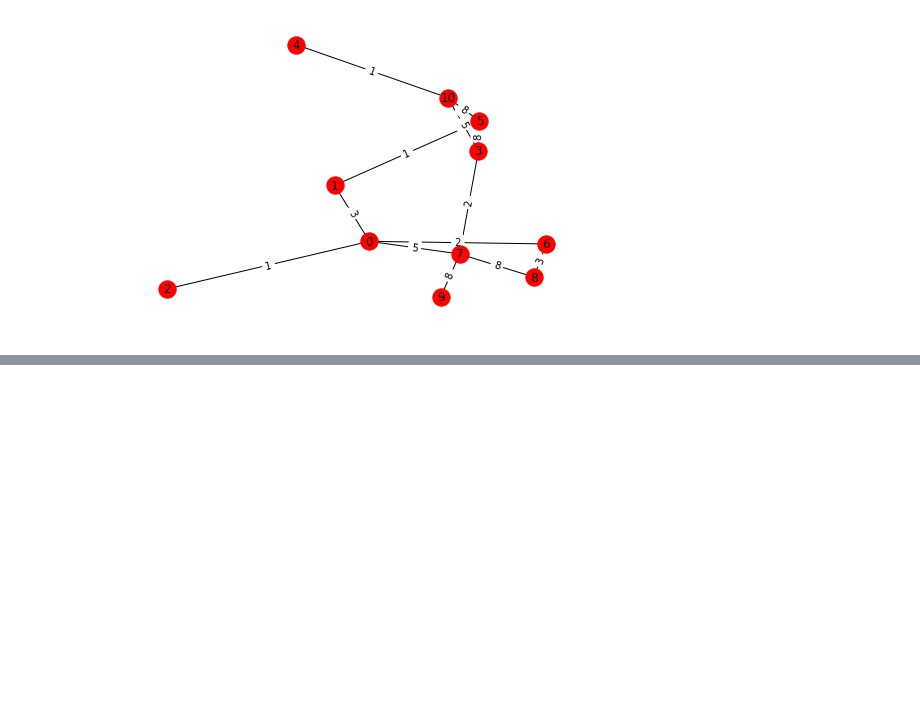
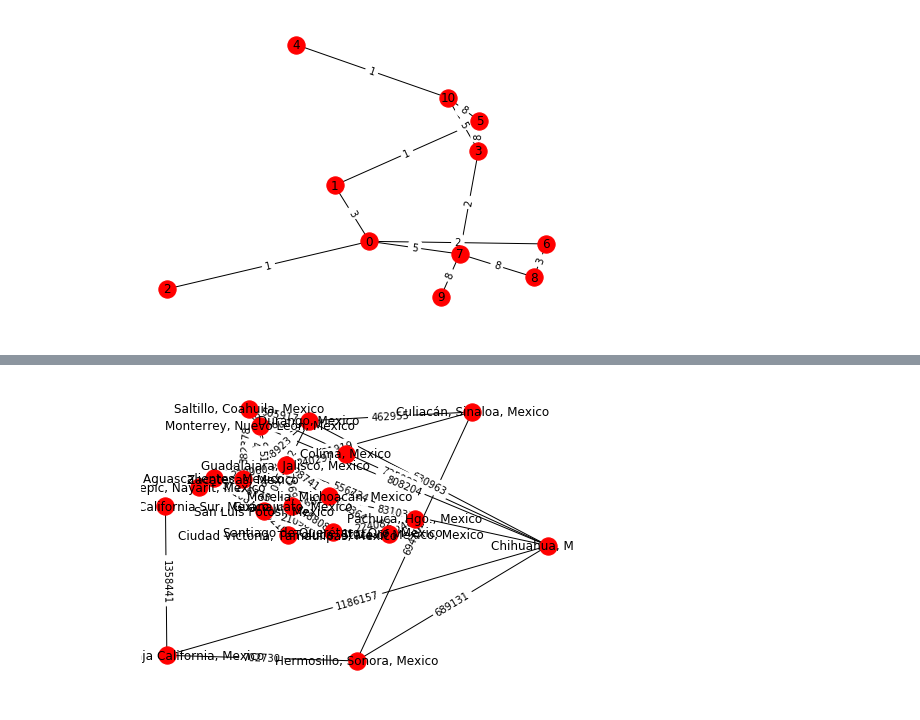
Before and after one commit to mageMerlin8/EDA_TareaDijkstra, a Jupyter notebook: dijkstra.ipynb, the cells around one changed output, grey strips where cells are left out. Saved outputs shown, nothing was run; the diff lists cells and outputs as text; code cells hidden in the pictures; blank space fills up the shorter version.

```diff
--- a/dijkstra.ipynb
+++ b/dijkstra.ipynb
@@ -75,6 +75,18 @@ def pintaGrafica(g, labs=None):
     ed_labels = { (u,v):w['weight'] for u, v, w in g.edges.data()}
 
     nx.draw_networkx_edge_labels(g, pos=ps, edge_labels=ed_labels)
+
+
+def pintaMapa(g, labs=None):
+    #fija la posicion de los nodos
+    ps = nx.kamada_kawai_layout(g)
+    #pinta los nodos con sus nombres
+    nx.draw(g, pos=ps ,with_labels=True)
+
+    #crea diccionario de edge:weight para poner en las aristas el peso
+    ed_labels = { (u,v):w['weight'] for u, v, w in g.edges.data()}
+
+    nx.draw_networkx_edge_labels(g, pos=ps, edge_labels=ed_labels)
 # %%
 def floyd(g):
     #se crea la matriz de adjacencia desde la libreria de grafica
@@ -185,0 +205,4 @@ array([[ 0,  3,  1,  7, 13,  4,  2,  5,  5, 13, 12],
+# %%
+pintaMapa(gMap)
+# %% [output]
+[figure, added]
```
Also changed, not shown: parts of 5 cells of this notebook, 1 other file.
